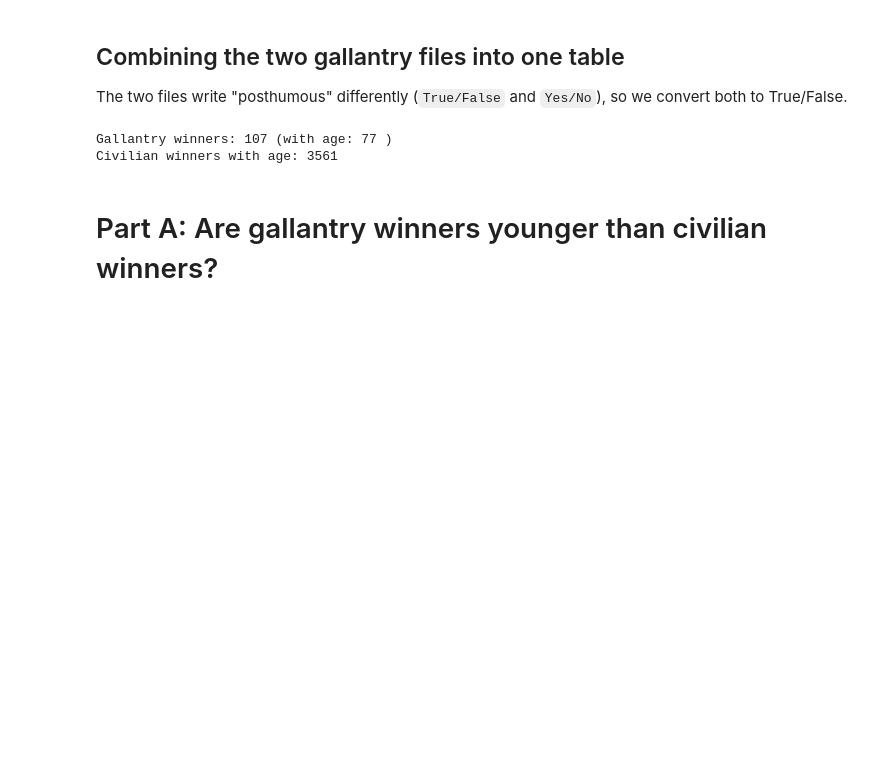
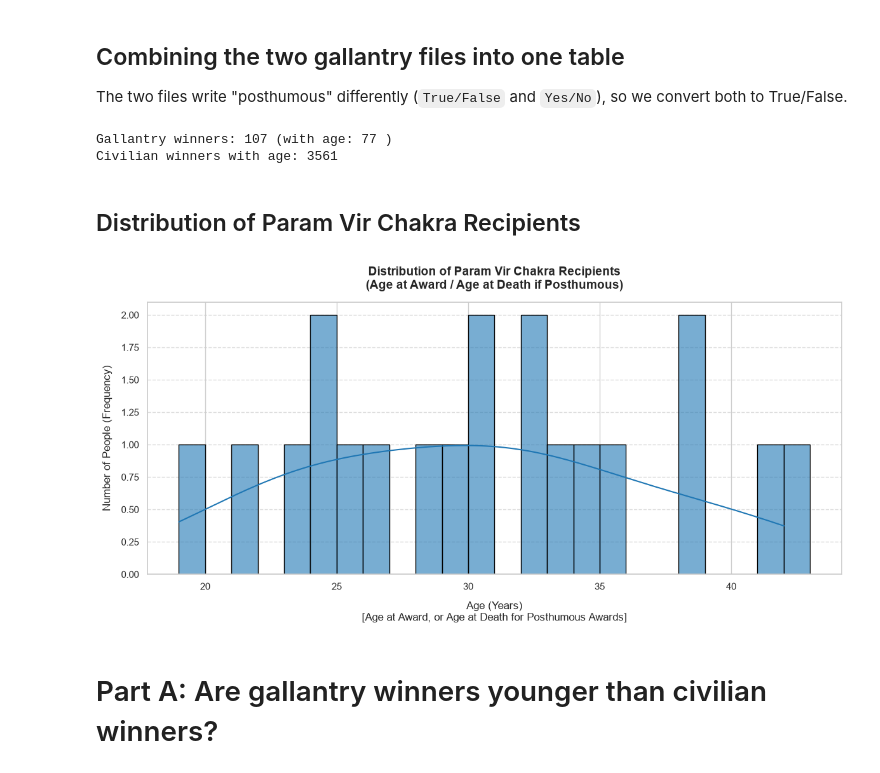
Before and after one commit to vedanshgarg737/Patterns-of-Prestige, a Jupyter notebook: q2/age and posthumous.ipynb, the cells around one changed output. Saved outputs shown, nothing was run; the diff lists cells and outputs as text; code cells hidden in the pictures; blank space fills up the shorter version.

```diff
--- a/q2/age and posthumous.ipynb
+++ b/q2/age and posthumous.ipynb
@@ -58,6 +58,52 @@ print("Civilian winners with age:", len(civil_age))
 # %% [output]
 Gallantry winners: 107 (with age: 77 )
 Civilian winners with age: 3561
+# %% [markdown]
+## Distribution of Param Vir Chakra Recipients
+# %%
+# Use the already loaded pvc dataset
+df = pvc.copy()
+
+# Compute the X-axis metric:
+# AgeAtAward represents the age at the time of receiving the award (or age at death for posthumous awards)
+df['Plot_Age'] = df['AgeAtAward']
+
+# Set up the Seaborn and Matplotlib visualization style
+plt.figure(figsize=(12, 6))
+
+# Create a combined histogram and kernel density estimation (KDE) plot
+ax = sns.histplot(
+    data=df,
+    x='Plot_Age',
+    bins=range(int(df['Plot_Age'].min()), int(df['Plot_Age'].max()) + 2),
+    kde=True,
+    color='#1f77b4',
+    edgecolor='black',
+    alpha=0.6,
+)
+
+# Customize titles and labels
+plt.title(
+    'Distribution of Param Vir Chakra Recipients\n(Age at Award / Age at Death if Posthumous)',
+    fontsize=14,
+    fontweight='bold',
+    pad=15,
+)
+plt.xlabel(
+    'Age (Years)\n[Age at Award, or Age at Death for Posthumous Awards]',
+    fontsize=12,
+    labelpad=10,
+)
+plt.ylabel('Number of People (Frequency)', fontsize=12, labelpad=10)
+
+# Add gridlines and layout adjustments
+plt.grid(axis='y', linestyle='--', alpha=0.7)
+plt.tight_layout()
+
+# Display the plot window
+plt.show()
+# %% [output]
+[figure, added]
 # %% [markdown]
 # Part A: Are gallantry winners younger than civilian winners?
 # %% [markdown]
```
Also changed, not shown: parts of 6 cells of this notebook, 3 other files.
